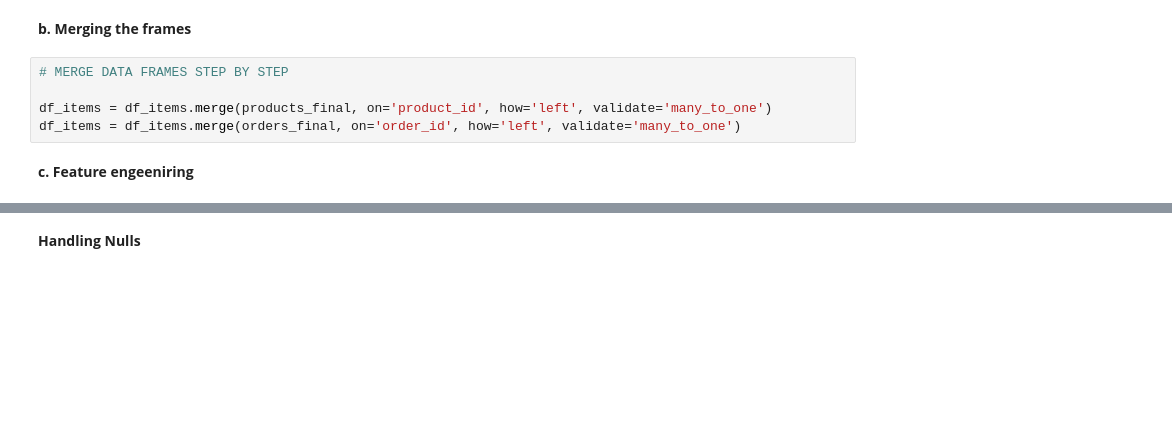
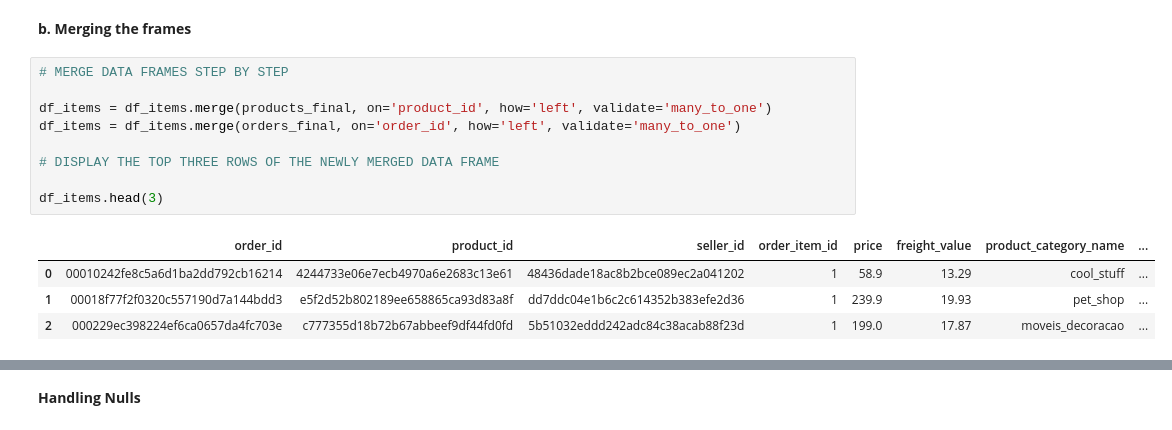
Before and after one commit to alfalfal/business_performance_analysis, a Jupyter notebook: EDA-and-modeling.ipynb, the cells around one changed output, grey strips where cells are left out. Cells and saved outputs as stored; diff of their text form; blank space fills up the shorter version.

Commit message:
Improved df_items data frame

```diff
--- a/EDA-and-modeling.ipynb
+++ b/EDA-and-modeling.ipynb
@@ -945,7 +932,14 @@ assert df_items['product_id'].isin(products_final['product_id']).all()
 # %%
 # MERGE DATA FRAMES STEP BY STEP
 
 df_items = df_items.merge(products_final, on='product_id', how='left', validate='many_to_one')
 df_items = df_items.merge(orders_final, on='order_id', how='left', validate='many_to_one')
+
+# DISPLAY THE TOP THREE ROWS OF THE NEWLY MERGED DATA FRAME
+
+df_items.head(3)
+# %% [output]
+|  | order_id | product_id | seller_id | order_item_id | price | freight_value | product_category_name | ... |
+| 0 | 00010242fe8c5a6d1ba2dd792cb16214 | 4244733e06e7ecb4970a6e2683c13e61 | 48436dade18ac8b2bce089ec2a041202 | 1 | 58.9 | 13.29 | cool_stuff | ... |
+| 1 | 00018f77f2f0320c557190d7a144bdd3 | e5f2d52b802189ee658865ca93d83a8f | dd7ddc04e1b6c2c614352b383efe2d36 | 1 | 239.9 | 19.93 | pet_shop | ... |
+| 2 | 000229ec398224ef6ca0657da4fc703e | c777355d18b72b67abbeef9df44fd0fd | 5b51032eddd242adc84c38acab88f23d | 1 | 199.0 | 17.87 | moveis_decoracao | ... |
-# %% [markdown]
-**c. Feature engeeniring**
```
Also changed, not shown: parts of 21 cells of this notebook, 1 other file.
